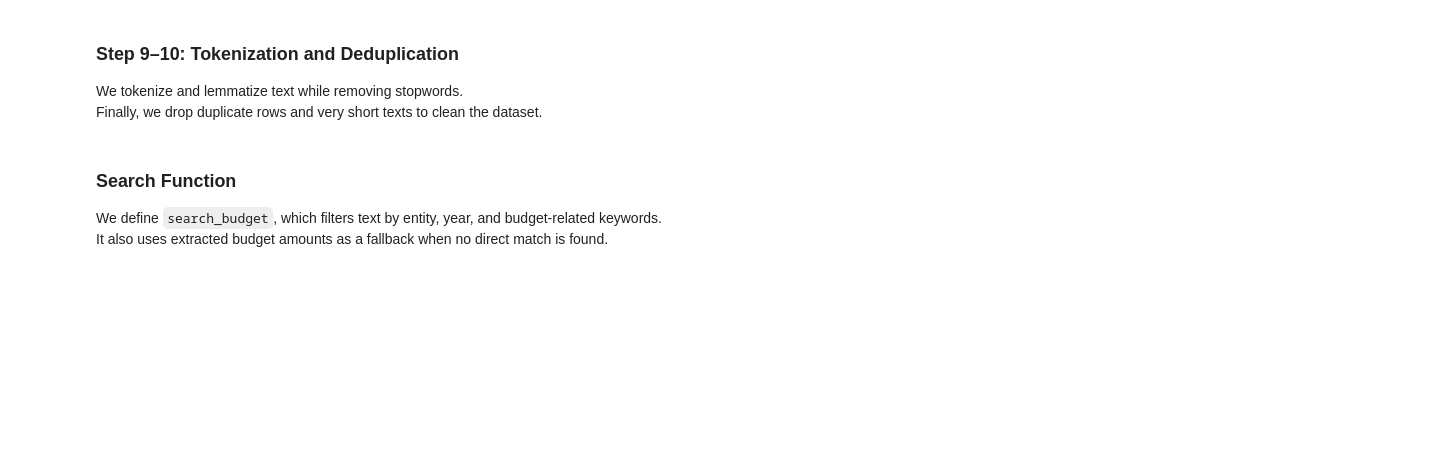
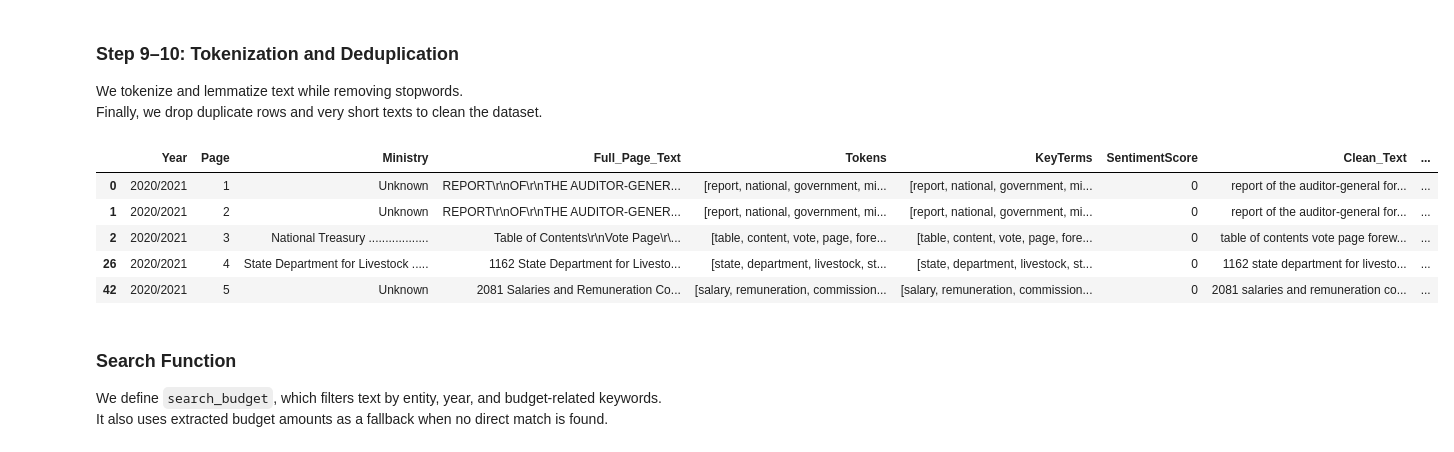
Before and after one commit to Sydney-Were/Analysis-of-National-Government-Ministries-Departments-and-Agencies-Budget-Data, a Jupyter notebook: Analysis.ipynb, the cells around one changed output. Cells and saved outputs as stored; diff of their text form; code cells hidden in the pictures; blank space fills up the shorter version.

```diff
--- a/Analysis.ipynb
+++ b/Analysis.ipynb
@@ -1101,6 +1104,15 @@ df_exploded = df_exploded[df_exploded["Clean_Text"].str.len() > 20]
 # df_exploded.to_csv(output_path, index=False, encoding="utf-8")
 
 # print(f"Cleaning complete! Saved to {output_path}")
+# %%
+df_exploded.head()
+# %% [output]
+|  | Year | Page | Ministry | Full_Page_Text | Tokens | KeyTerms | SentimentScore | Clean_Text | ... |
+| 0 | 2020/2021 | 1 | Unknown | REPORT\r\nOF\r\nTHE AUDITOR-GENER... | [report, national, government, mi... | [report, national, government, mi... | 0 | report of the auditor-general for... | ... |
+| 1 | 2020/2021 | 2 | Unknown | REPORT\r\nOF\r\nTHE AUDITOR-GENER... | [report, national, government, mi... | [report, national, government, mi... | 0 | report of the auditor-general for... | ... |
+| 2 | 2020/2021 | 3 | National Treasury .................. | Table of Contents\r\nVote Page\r\... | [table, content, vote, page, fore... | [table, content, vote, page, fore... | 0 | table of contents vote page forew... | ... |
+| 26 | 2020/2021 | 4 | State Department for Livestock ..... | 1162 State Department for Livesto... | [state, department, livestock, st... | [state, department, livestock, st... | 0 | 1162 state department for livesto... | ... |
+| 42 | 2020/2021 | 5 | Unknown | 2081 Salaries and Remuneration Co... | [salary, remuneration, commission... | [salary, remuneration, commission... | 0 | 2081 salaries and remuneration co... | ... |
 # %% [markdown]
 ### Search Function
 We define `search_budget`, which filters text by entity, year, and budget-related keywords.
```
Also changed, not shown: parts of 13 cells of this notebook, 6 other files.
